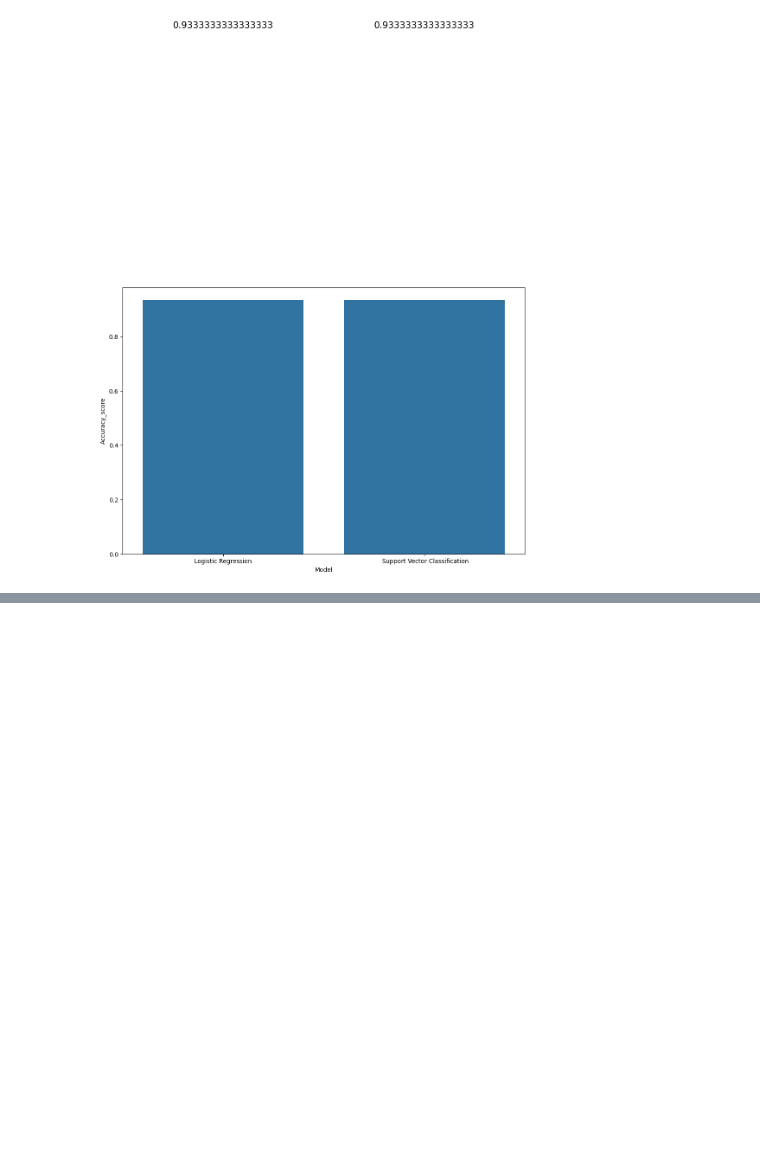
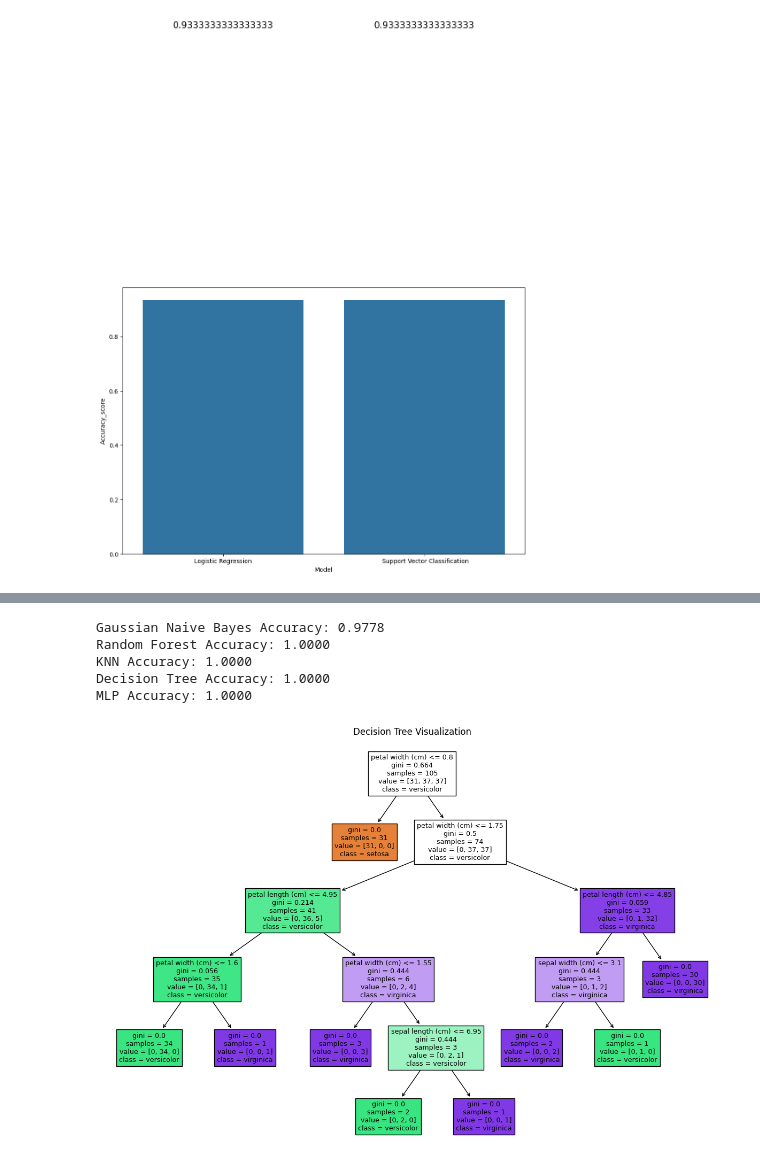
Before and after one commit to FeliciaChoo/CSC3600Lab6_ML, a Jupyter notebook: IrisClassification(ML_1).ipynb, the cells around one changed output, grey strips where cells are left out. Cells and saved outputs as stored; diff of their text form; code cells hidden in the pictures; blank space fills up the shorter version.

```diff
--- a/IrisClassification(ML_1).ipynb
+++ b/IrisClassification(ML_1).ipynb
@@ -295,0 +264,74 @@ plt.show()
+# %%
+# Import all required libraries
+from sklearn.datasets import load_iris
+from sklearn.model_selection import train_test_split
+from sklearn.naive_bayes import GaussianNB
+from sklearn.ensemble import RandomForestClassifier
+from sklearn.neighbors import KNeighborsClassifier
+from sklearn.tree import DecisionTreeClassifier, plot_tree
+from sklearn.neural_network import MLPClassifier
+from sklearn.metrics import accuracy_score
+import matplotlib.pyplot as plt
+
+# 1. Load the Iris dataset
+iris = load_iris()
+X = iris.data  # Features
+y = iris.target  # Target variable
+
+# 2. Split data into training and test sets
+x_train, x_test, y_train, y_test = train_test_split(X, y, test_size=0.3, random_state=42)
+
+# 3. Initialize and train models
+# Gaussian Naive Bayes
+gaussian = GaussianNB()
+gaussian.fit(x_train, y_train)
+
+# Random Forest
+random_forest = RandomForestClassifier(n_estimators=100)
+random_forest.fit(x_train, y_train)
+
+# K Nearest Neighbor
+knn = KNeighborsClassifier(n_neighbors=3)
+knn.fit(x_train, y_train)
+
+# Decision Tree
+decision_tree = DecisionTreeClassifier()
+decision_tree.fit(x_train, y_train)
+
+# MLP Classifier
+mlp = MLPClassifier(
+    hidden_layer_sizes=(100, 50),
+    activation='relu',
+    max_iter=1000,
+    random_state=42
+)
+mlp.fit(x_train, y_train)
+
+# 4. Make predictions and calculate accuracies
+models = {
+    "Gaussian Naive Bayes": gaussian,
+    "Random Forest": random_forest,
+    "KNN": knn,
+    "Decision Tree": decision_tree,
+    "MLP": mlp
+}
+
+for name, model in models.items():
+    y_pred = model.predict(x_test)
+    print(f"{name} Accuracy: {accuracy_score(y_test, y_pred):.4f}")
+
+# 5. Plot Decision Tree
+plt.figure(figsize=(15, 10))
+plot_tree(decision_tree,
+          feature_names=iris.feature_names,
+          class_names=iris.target_names,
+          filled=True)
+plt.title("Decision Tree Visualization")
+plt.show()
+# %% [output]
+Gaussian Naive Bayes Accuracy: 0.9778
+Random Forest Accuracy: 1.0000
+KNN Accuracy: 1.0000
+Decision Tree Accuracy: 1.0000
+MLP Accuracy: 1.0000
+[figure, added]
```
Also changed, not shown: parts of 4 cells of this notebook.
